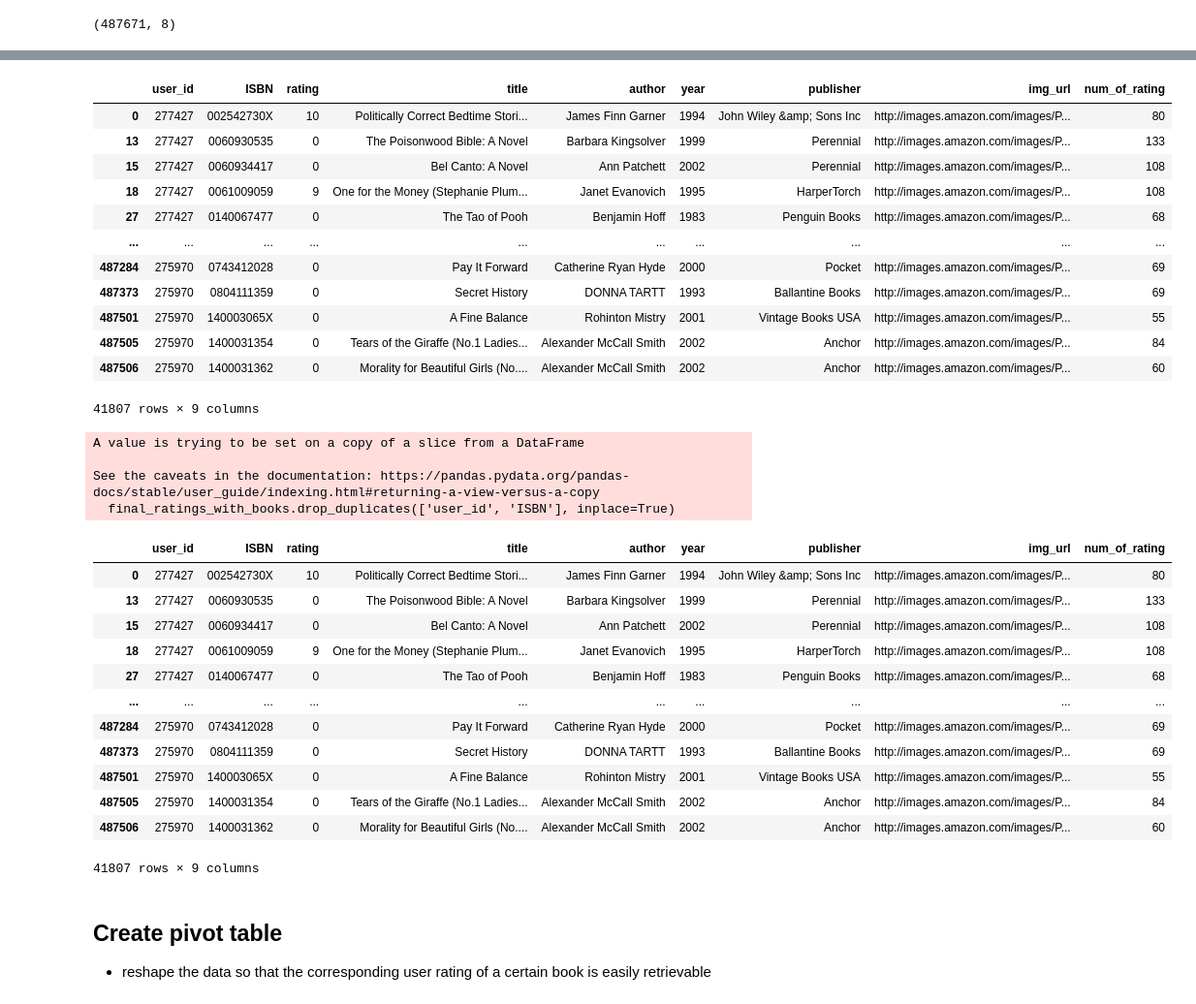
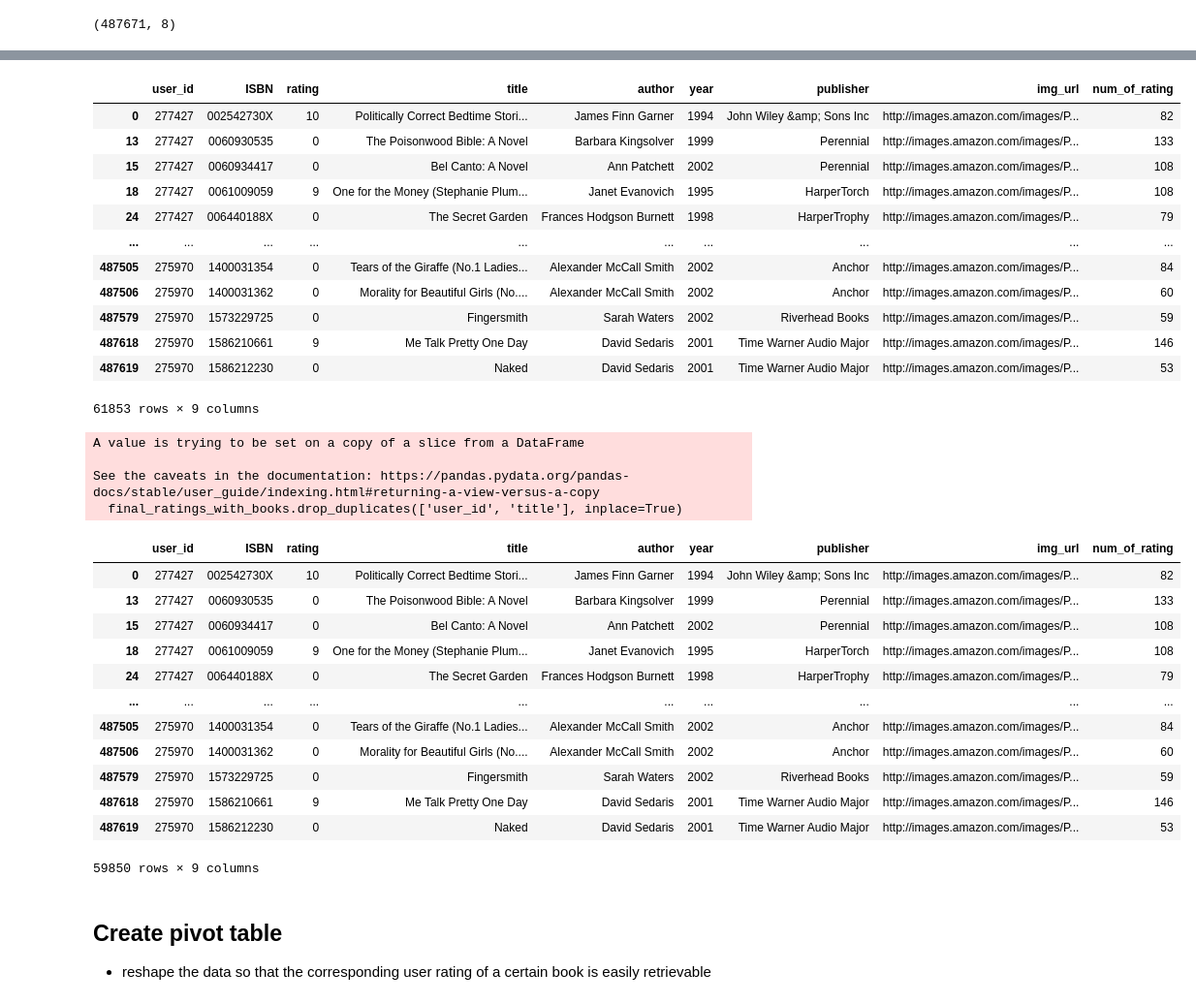
Before and after one commit to xret12/book-recommendation-system, a Jupyter notebook: notebook/book_reco.ipynb, the cells around one changed output, grey strips where cells are left out. Shown at 97% size. Cells and saved outputs as stored; diff of their text form; code cells hidden in the pictures.

```diff
--- a/notebook/book_reco.ipynb
+++ b/notebook/book_reco.ipynb
@@ -273,7 +273,7 @@ ratings_with_books.shape
 (487671, 8)
 # %%
 # show how many ratings a book has
-num_rating = ratings_with_books.groupby('ISBN')['rating'].count().reset_index()
+num_rating = ratings_with_books.groupby('title')['rating'].count().reset_index()
 
 num_rating.head()
 # %% [output]
@@ -299,6 +299,6 @@ num_rating.head()
 # %%
 # merge 'ratings_with_books' (now our main df) with the 'num_rating' df to add inormation
-final_ratings_with_books = ratings_with_books.merge(num_rating, on='ISBN')
+final_ratings_with_books = ratings_with_books.merge(num_rating, on='title')
 final_ratings_with_books
 # %% [output]
 |  | user_id | ISBN | rating | title | author | year | publisher | img_url | num_of_rating |
@@ -320,39 +320,39 @@ final_ratings_with_books = final_ratings_with_books.loc[final_ratings_with_books
 final_ratings_with_books
 # %% [output]
 |  | user_id | ISBN | rating | title | author | year | publisher | img_url | num_of_rating |
-| 0 | 277427 | 002542730X | 10 | Politically Correct Bedtime Stori... | James Finn Garner | 1994 | John Wiley &amp; Sons Inc | http://images.amazon.com/images/P... | 80 |
+| 0 | 277427 | 002542730X | 10 | Politically Correct Bedtime Stori... | James Finn Garner | 1994 | John Wiley &amp; Sons Inc | http://images.amazon.com/images/P... | 82 |
 | 13 | 277427 | 0060930535 | 0 | The Poisonwood Bible: A Novel | Barbara Kingsolver | 1999 | Perennial | http://images.amazon.com/images/P... | 133 |
 | 15 | 277427 | 0060934417 | 0 | Bel Canto: A Novel | Ann Patchett | 2002 | Perennial | http://images.amazon.com/images/P... | 108 |
 | 18 | 277427 | 0061009059 | 9 | One for the Money (Stephanie Plum... | Janet Evanovich | 1995 | HarperTorch | http://images.amazon.com/images/P... | 108 |
-| 27 | 277427 | 0140067477 | 0 | The Tao of Pooh | Benjamin Hoff | 1983 | Penguin Books | http://images.amazon.com/images/P... | 68 |
+| 24 | 277427 | 006440188X | 0 | The Secret Garden | Frances Hodgson Burnett | 1998 | HarperTrophy | http://images.amazon.com/images/P... | 79 |
 | ... | ... | ... | ... | ... | ... | ... | ... | ... | ... |
-| 487284 | 275970 | 0743412028 | 0 | Pay It Forward | Catherine Ryan Hyde | 2000 | Pocket | http://images.amazon.com/images/P... | 69 |
-| 487373 | 275970 | 0804111359 | 0 | Secret History | DONNA TARTT | 1993 | Ballantine Books | http://images.amazon.com/images/P... | 69 |
-| 487501 | 275970 | 140003065X | 0 | A Fine Balance | Rohinton Mistry | 2001 | Vintage Books USA | http://images.amazon.com/images/P... | 55 |
 | 487505 | 275970 | 1400031354 | 0 | Tears of the Giraffe (No.1 Ladies... | Alexander McCall Smith | 2002 | Anchor | http://images.amazon.com/images/P... | 84 |
 | 487506 | 275970 | 1400031362 | 0 | Morality for Beautiful Girls (No.... | Alexander McCall Smith | 2002 | Anchor | http://images.amazon.com/images/P... | 60 |
+| 487579 | 275970 | 1573229725 | 0 | Fingersmith | Sarah Waters | 2002 | Riverhead Books | http://images.amazon.com/images/P... | 59 |
+| 487618 | 275970 | 1586210661 | 9 | Me Talk Pretty One Day | David Sedaris | 2001 | Time Warner Audio Major | http://images.amazon.com/images/P... | 146 |
+| 487619 | 275970 | 1586212230 | 0 | Naked | David Sedaris | 2001 | Time Warner Audio Major | http://images.amazon.com/images/P... | 53 |
-41807 rows × 9 columns
+61853 rows × 9 columns
 # %%
-final_ratings_with_books.drop_duplicates(['user_id', 'ISBN'], inplace=True)
+final_ratings_with_books.drop_duplicates(['user_id', 'title'], inplace=True)
 final_ratings_with_books
 # %% [output]
 A value is trying to be set on a copy of a slice from a DataFrame
 
 See the caveats in the documentation: https://pandas.pydata.org/pandas-docs/stable/user_guide/indexing.html#returning-a-view-versus-a-copy
-  final_ratings_with_books.drop_duplicates(['user_id', 'ISBN'], inplace=True)
+  final_ratings_with_books.drop_duplicates(['user_id', 'title'], inplace=True)
 |  | user_id | ISBN | rating | title | author | year | publisher | img_url | num_of_rating |
-| 0 | 277427 | 002542730X | 10 | Politically Correct Bedtime Stori... | James Finn Garner | 1994 | John Wiley &amp; Sons Inc | http://images.amazon.com/images/P... | 80 |
+| 0 | 277427 | 002542730X | 10 | Politically Correct Bedtime Stori... | James Finn Garner | 1994 | John Wiley &amp; Sons Inc | http://images.amazon.com/images/P... | 82 |
 | 13 | 277427 | 0060930535 | 0 | The Poisonwood Bible: A Novel | Barbara Kingsolver | 1999 | Perennial | http://images.amazon.com/images/P... | 133 |
 | 15 | 277427 | 0060934417 | 0 | Bel Canto: A Novel | Ann Patchett | 2002 | Perennial | http://images.amazon.com/images/P... | 108 |
 | 18 | 277427 | 0061009059 | 9 | One for the Money (Stephanie Plum... | Janet Evanovich | 1995 | HarperTorch | http://images.amazon.com/images/P... | 108 |
-| 27 | 277427 | 0140067477 | 0 | The Tao of Pooh | Benjamin Hoff | 1983 | Penguin Books | http://images.amazon.com/images/P... | 68 |
+| 24 | 277427 | 006440188X | 0 | The Secret Garden | Frances Hodgson Burnett | 1998 | HarperTrophy | http://images.amazon.com/images/P... | 79 |
 | ... | ... | ... | ... | ... | ... | ... | ... | ... | ... |
-| 487284 | 275970 | 0743412028 | 0 | Pay It Forward | Catherine Ryan Hyde | 2000 | Pocket | http://images.amazon.com/images/P... | 69 |
-| 487373 | 275970 | 0804111359 | 0 | Secret History | DONNA TARTT | 1993 | Ballantine Books | http://images.amazon.com/images/P... | 69 |
-| 487501 | 275970 | 140003065X | 0 | A Fine Balance | Rohinton Mistry | 2001 | Vintage Books USA | http://images.amazon.com/images/P... | 55 |
 | 487505 | 275970 | 1400031354 | 0 | Tears of the Giraffe (No.1 Ladies... | Alexander McCall Smith | 2002 | Anchor | http://images.amazon.com/images/P... | 84 |
 | 487506 | 275970 | 1400031362 | 0 | Morality for Beautiful Girls (No.... | Alexander McCall Smith | 2002 | Anchor | http://images.amazon.com/images/P... | 60 |
+| 487579 | 275970 | 1573229725 | 0 | Fingersmith | Sarah Waters | 2002 | Riverhead Books | http://images.amazon.com/images/P... | 59 |
+| 487618 | 275970 | 1586210661 | 9 | Me Talk Pretty One Day | David Sedaris | 2001 | Time Warner Audio Major | http://images.amazon.com/images/P... | 146 |
+| 487619 | 275970 | 1586212230 | 0 | Naked | David Sedaris | 2001 | Time Warner Audio Major | http://images.amazon.com/images/P... | 53 |
-41807 rows × 9 columns
+59850 rows × 9 columns
 # %% [markdown]
 ## Create pivot table
 - reshape the data so that the corresponding user rating of a certain book is easily retrievable
```
Also changed, not shown: parts of 23 cells of this notebook, 11 other files.
